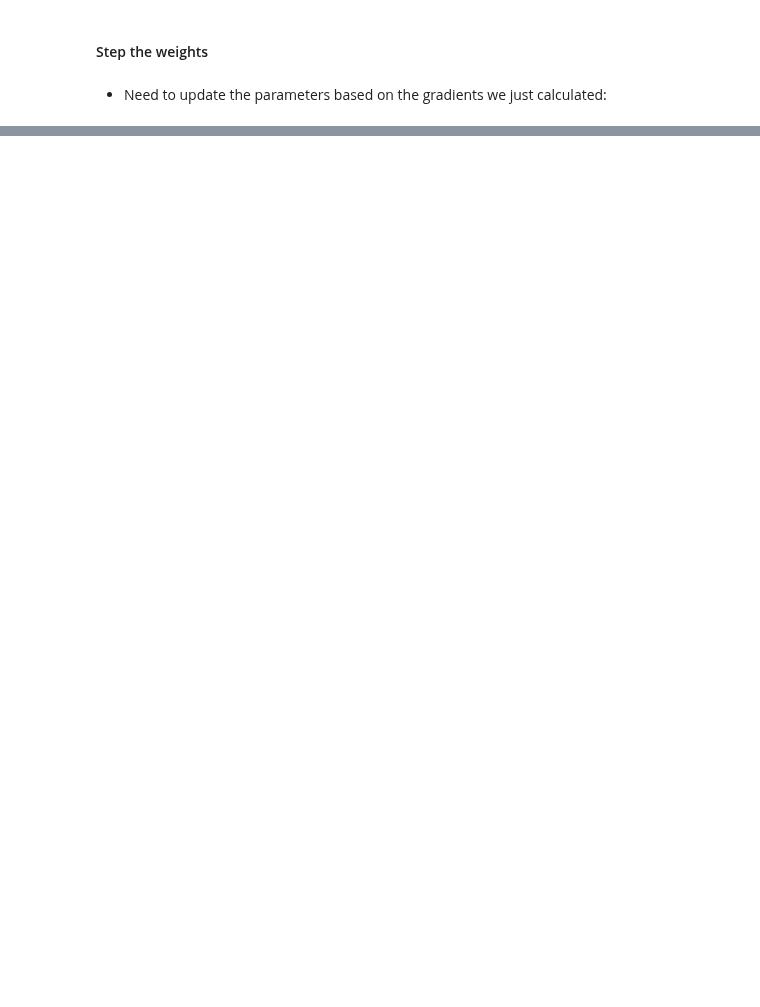
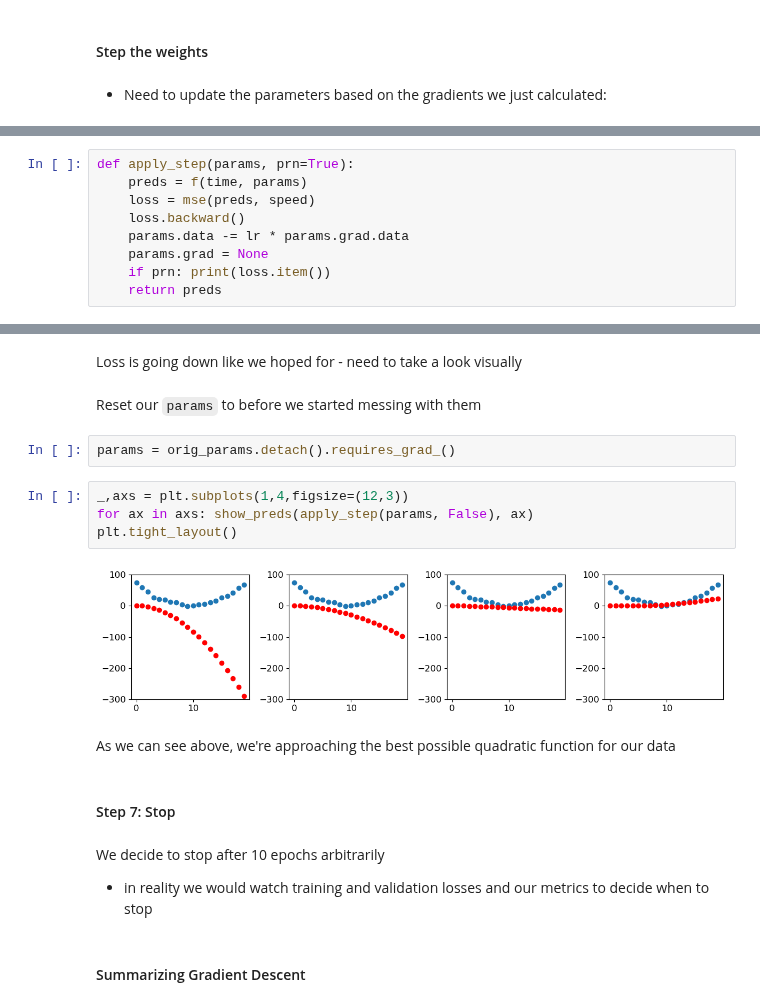
Before and after one commit to peterbull/deep-learning-projects, a Jupyter notebook: 04_ch.ipynb, the cells around one changed output, grey strips where cells are left out. Drawn from its saved outputs; the diff is of its cells as text; blank space fills up the shorter version.

```diff
--- a/04_ch.ipynb
+++ b/04_ch.ipynb
@@ -1135,0 +1175,9 @@ tensor([ 0.3786, -0.2473,  0.0460], requires_grad=True)
+# %%
+def apply_step(params, prn=True):
+    preds = f(time, params)
+    loss = mse(preds, speed)
+    loss.backward()
+    params.data -= lr * params.grad.data
+    params.grad = None
+    if prn: print(loss.item())
+    return preds
@@ -1135,0 +1201,21 @@ tensor([ 0.3786, -0.2473,  0.0460], requires_grad=True)
+# %% [markdown]
+Loss is going down like we hoped for - need to take a look visually
+# %% [markdown]
+Reset our `params` to before we started messing with them
+# %%
+params = orig_params.detach().requires_grad_()
+# %%
+_,axs = plt.subplots(1,4,figsize=(12,3))
+for ax in axs: show_preds(apply_step(params, False), ax)
+plt.tight_layout()
+# %% [output]
+[figure, added]
+# %% [markdown]
+As we can see above, we're approaching the best possible quadratic function for our data
+# %% [markdown]
+#### Step 7: Stop
+# %% [markdown]
+We decide to stop after 10 epochs arbitrarily
+- in reality we would watch training and validation losses and our metrics to decide when to stop
+# %% [markdown]
+#### Summarizing Gradient Descent
```
Also changed, not shown: parts of 21 cells of this notebook.
